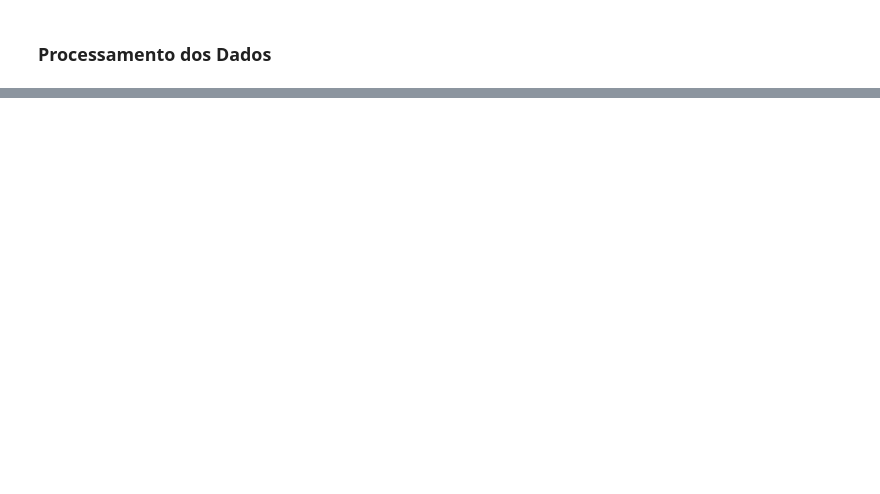
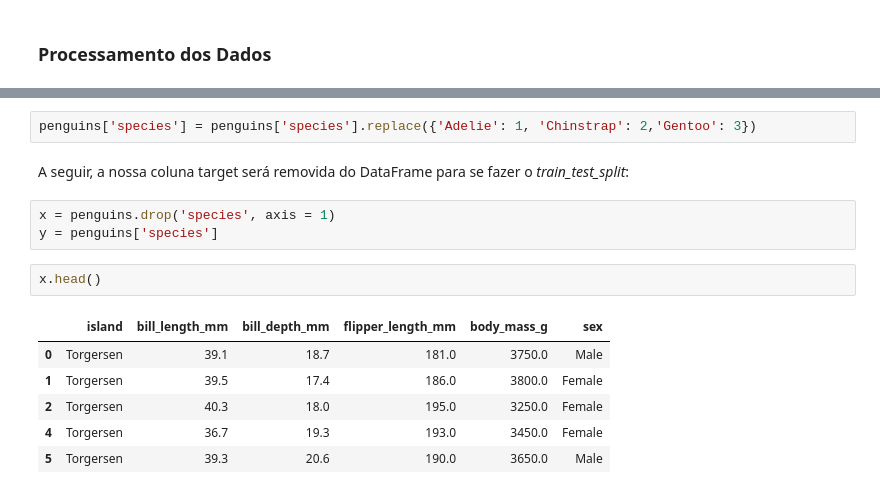
Before and after one commit to IIsteinII/ADA-ML1, a Jupyter notebook: penguins.ipynb, the cells around one changed output, grey strips where cells are left out. Saved outputs shown, nothing was run; the diff lists cells and outputs as text; blank space fills up the shorter version.

```diff
--- a/penguins.ipynb
+++ b/penguins.ipynb
@@ -101,0 +122,16 @@ A princípio, precisamos elencar nossas features, e prepará-las para serem util
+# %%
+penguins['species'] = penguins['species'].replace({'Adelie': 1, 'Chinstrap': 2,'Gentoo': 3})
+# %% [markdown]
+A seguir, a nossa coluna target será removida do DataFrame para se fazer o *train_test_split*:
+# %%
+x = penguins.drop('species', axis = 1)
+y = penguins['species']
+# %%
+x.head()
+# %% [output]
+|  | island | bill_length_mm | bill_depth_mm | flipper_length_mm | body_mass_g | sex |
+| 0 | Torgersen | 39.1 | 18.7 | 181.0 | 3750.0 | Male |
+| 1 | Torgersen | 39.5 | 17.4 | 186.0 | 3800.0 | Female |
+| 2 | Torgersen | 40.3 | 18.0 | 195.0 | 3250.0 | Female |
+| 4 | Torgersen | 36.7 | 19.3 | 193.0 | 3450.0 | Female |
+| 5 | Torgersen | 39.3 | 20.6 | 190.0 | 3650.0 | Male |
```
Also changed, not shown: parts of 40 cells of this notebook.
